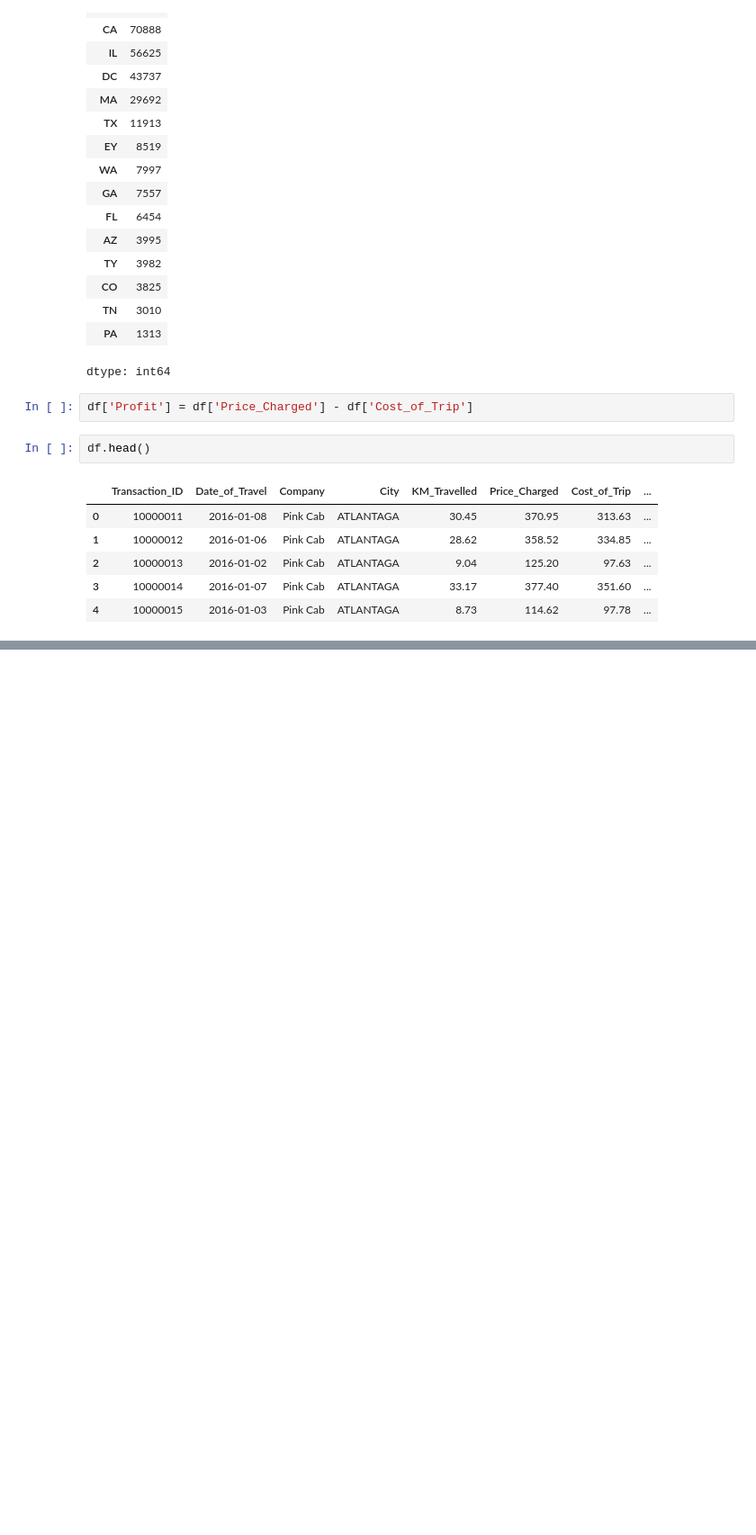
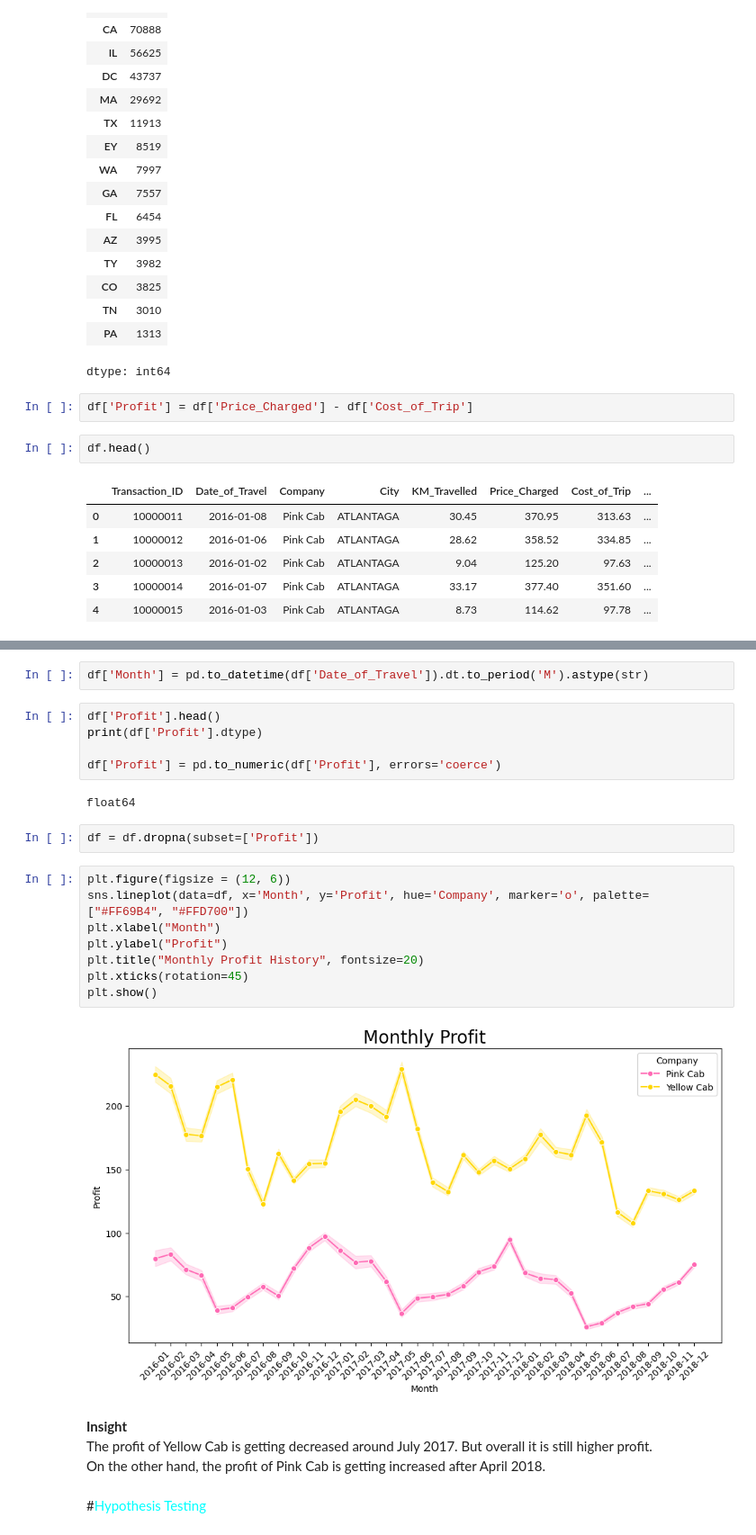
Before and after one commit to kaedeaki/DataGlacier_2024, a Jupyter notebook: week2/G2M_insight_for_Cab_Investment_firm.ipynb, the cells around one changed output, grey strips where cells are left out. Shown at 90% size. Saved outputs shown, nothing was run; the diff lists cells and outputs as text; blank space fills up the shorter version.

```diff
--- a/week2/G2M_insight_for_Cab_Investment_firm.ipynb
+++ b/week2/G2M_insight_for_Cab_Investment_firm.ipynb
@@ -336,0 +374,27 @@ df.head()
+# %%
+df['Month'] = pd.to_datetime(df['Date_of_Travel']).dt.to_period('M').astype(str)
+# %%
+df['Profit'].head()
+print(df['Profit'].dtype)
+
+df['Profit'] = pd.to_numeric(df['Profit'], errors='coerce')
+# %% [output]
+float64
+# %%
+df = df.dropna(subset=['Profit'])
+# %%
+plt.figure(figsize = (12, 6))
+sns.lineplot(data=df, x='Month', y='Profit', hue='Company', marker='o', palette=["#FF69B4", "#FFD700"])
+plt.xlabel("Month")
+plt.ylabel("Profit")
+plt.title("Monthly Profit History", fontsize=20)
+plt.xticks(rotation=45)
+plt.show()
+# %% [output]
+[figure, added]
+# %% [markdown]
+**Insight**
+The profit of Yellow Cab is getting decreased around July 2017. But overall it is still higher profit.
+On the other hand, the profit of Pink Cab is getting increased after April 2018.
+# %% [markdown]
+#<font color= 'aqua'>Hypothesis Testing</font>
```
Also changed, not shown: parts of 21 cells of this notebook, 2 other files.
